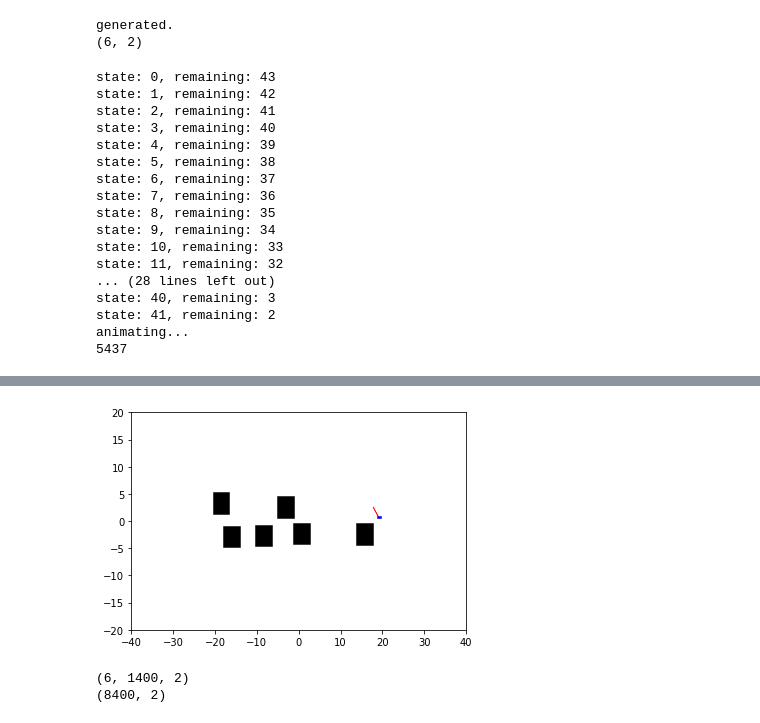
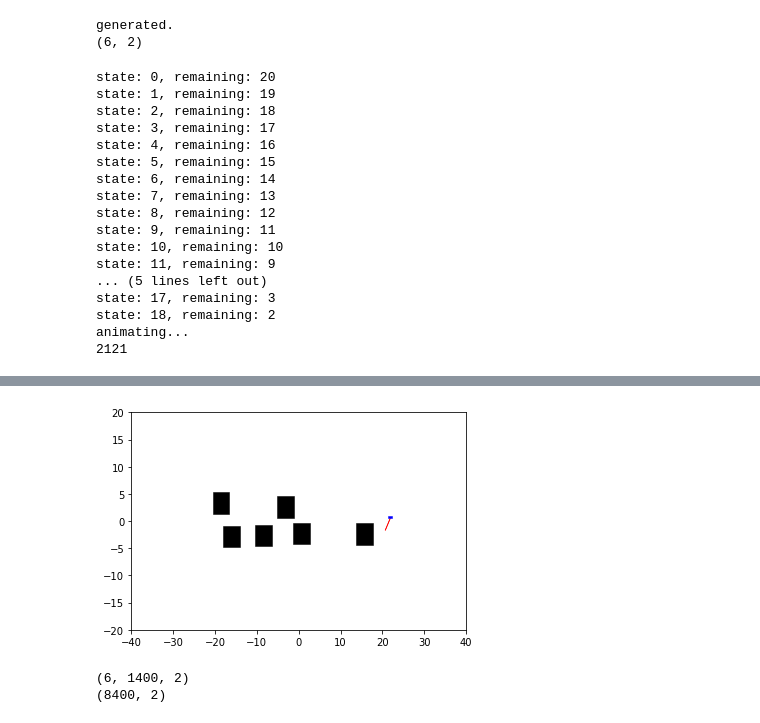
Before and after one commit to MiaoDragon/KinoMPNet, a Jupyter notebook: cartpole_obs_data_test.ipynb, the cells around one changed output, grey strips where cells are left out. Cells and saved outputs as stored; diff of their text form; code cells hidden in the pictures.

```diff
--- a/cartpole_obs_data_test.ipynb
+++ b/cartpole_obs_data_test.ipynb
@@ -26,14 +26,16 @@ L = 2.5
 
 # convert from obs to point cloud
 # load generated point cloud
-file = open('data/cartpole_obs/obs.pkl', 'rb')
-obs_list_total = pickle.load(file)
-file = open('data/cartpole_obs/obc.pkl', 'rb')
-obc_list_total = pickle.load(file)
+obs_list_total = []
+for i in range(2):
+    file = open('data/cartpole_obs/obs_%d.pkl' % (i), 'rb')
+    obs_list_total.append(pickle.load(file))
+    file = open('data/cartpole_obs/obc_%d.pkl' % (i), 'rb')
+    obc_list_total.append(pickle.load(file))
 
 
 obs_idx = 0
-p_idx = 1
+p_idx = 0
 # Create custom system
 #obs_list = [[-10., -3.],
 #            [0., 3.],
@@ -162,23 +164,23 @@ vis = CartPoleVisualizer(system, params)
 states = path
 actions = controls
 anim = vis.animate(np.array(states), np.array(actions), obs_list)
-#HTML(anim.to_html5_video())
-anim.save('cartpole_env%d_path%d.mp4' % (obs_idx, p_idx))
+HTML(anim.to_html5_video())
+#anim.save('cartpole_env%d_path%d.mp4' % (obs_idx, p_idx))
 # %% [output]
-state: 0, remaining: 43
-state: 1, remaining: 42
-state: 2, remaining: 41
-state: 3, remaining: 40
-state: 4, remaining: 39
-state: 5, remaining: 38
-state: 6, remaining: 37
-state: 7, remaining: 36
-state: 8, remaining: 35
-state: 9, remaining: 34
-state: 10, remaining: 33
-state: 11, remaining: 32
-... (28 lines left out)
-state: 40, remaining: 3
-state: 41, remaining: 2
+state: 0, remaining: 20
+state: 1, remaining: 19
+state: 2, remaining: 18
+state: 3, remaining: 17
+state: 4, remaining: 16
+state: 5, remaining: 15
+state: 6, remaining: 14
+state: 7, remaining: 13
+state: 8, remaining: 12
+state: 9, remaining: 11
+state: 10, remaining: 10
+state: 11, remaining: 9
+... (5 lines left out)
+state: 17, remaining: 3
+state: 18, remaining: 2
 animating...
-5437
+2121
@@ -185,4 +188,4 @@ animating...
-[figure, old version]
+[figure, new version]
 # %%
 # visualize point cloud
 import matplotlib.pyplot as plt
```
Also changed, not shown: parts of 1 cell of this notebook, 4 other files.
